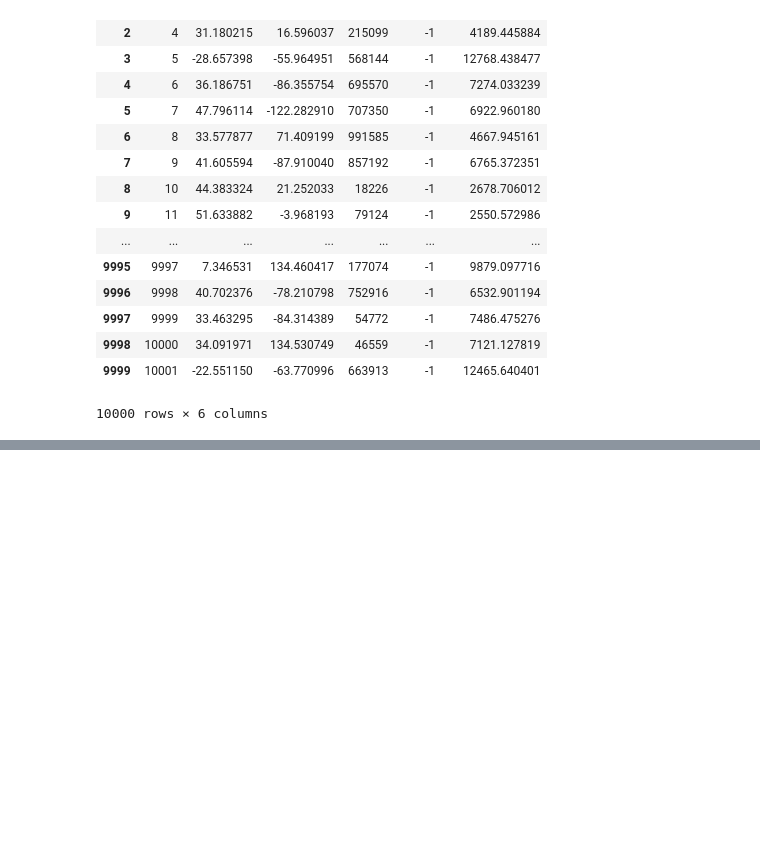
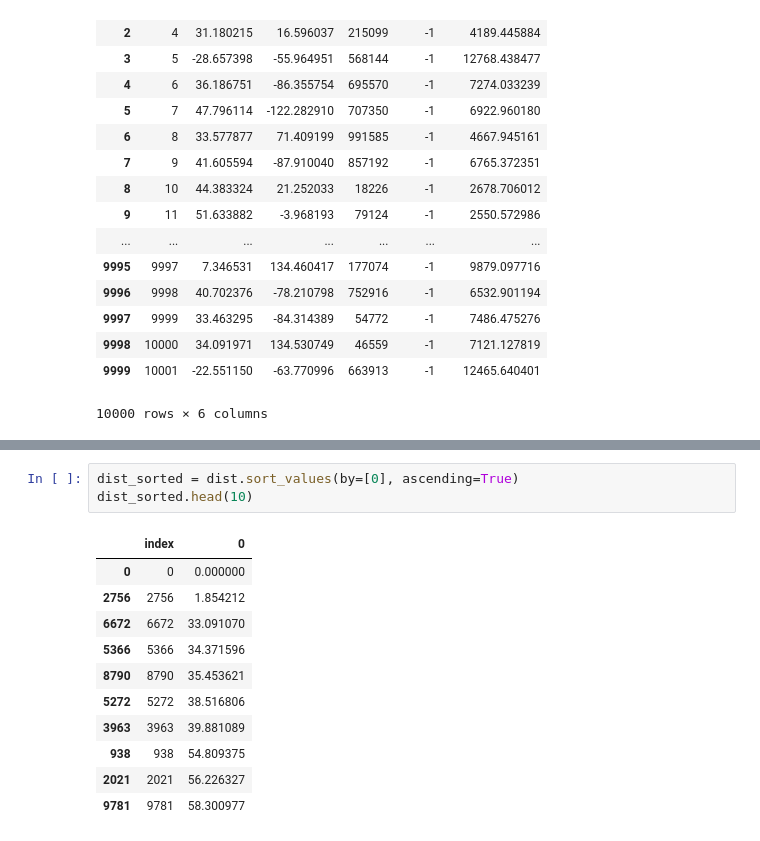
Before and after one commit to jannenev/tsp-santa, a Jupyter notebook: santa.ipynb, the cells around one changed output, grey strips where cells are left out. Saved outputs shown, nothing was run; the diff lists cells and outputs as text; blank space fills up the shorter version.

```diff
--- a/santa.ipynb
+++ b/santa.ipynb
@@ -730,0 +789,15 @@ df
+# %%
+dist_sorted = dist.sort_values(by=[0], ascending=True)
+dist_sorted.head(10)
+# %% [output]
+|  | index | 0 |
+| 0 | 0 | 0.000000 |
+| 2756 | 2756 | 1.854212 |
+| 6672 | 6672 | 33.091070 |
+| 5366 | 5366 | 34.371596 |
+| 8790 | 8790 | 35.453621 |
+| 5272 | 5272 | 38.516806 |
+| 3963 | 3963 | 39.881089 |
+| 938 | 938 | 54.809375 |
+| 2021 | 2021 | 56.226327 |
+| 9781 | 9781 | 58.300977 |
```
Also changed, not shown: parts of 8 cells of this notebook.
